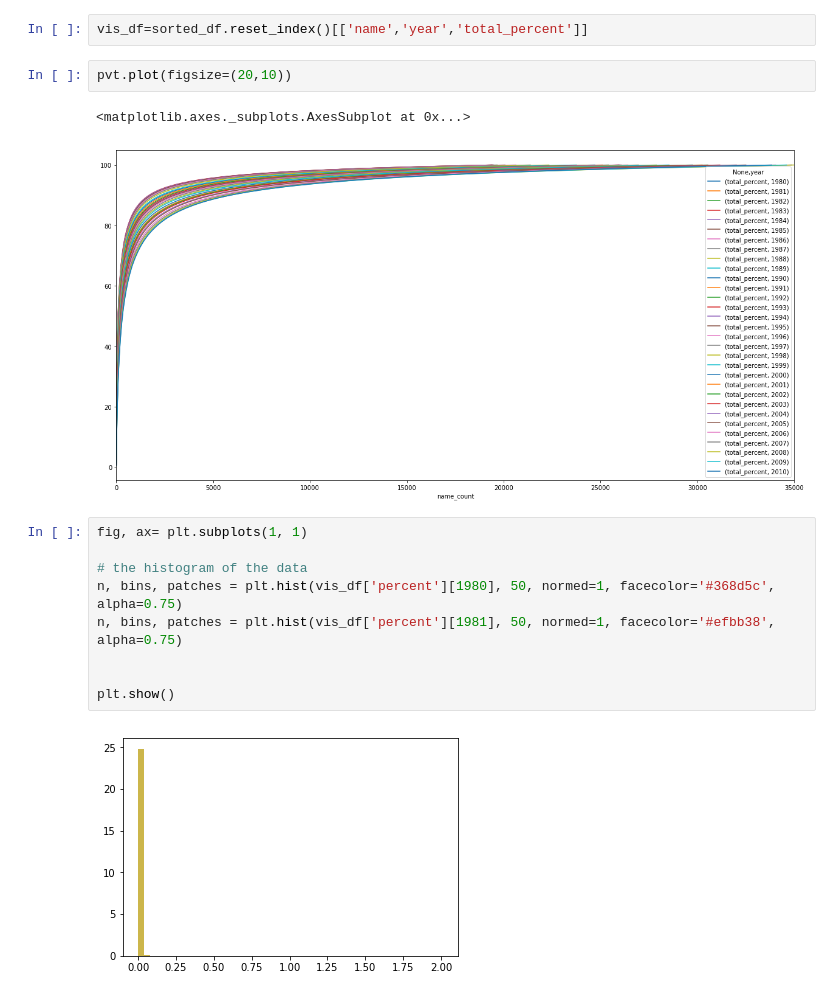
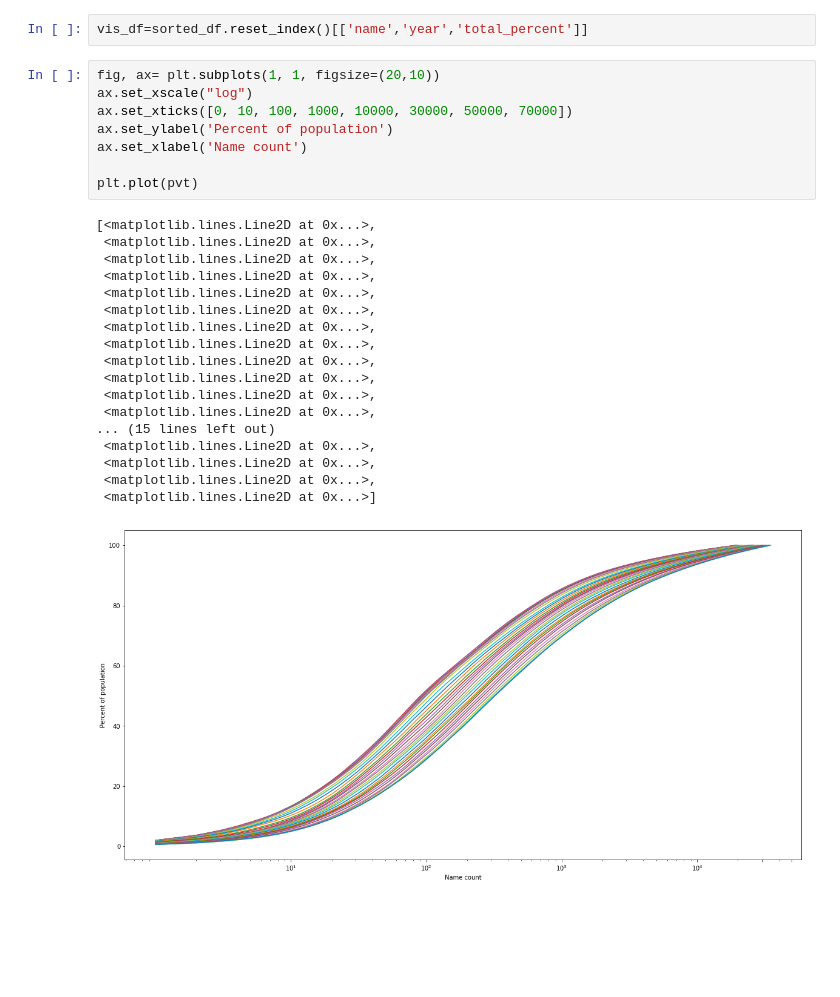
Before and after one commit to erlong15/bigdata_homework, a Jupyter notebook: homework2/homework2.ipynb, the cells around one changed output. Cells and saved outputs as stored; diff of their text form; blank space fills up the shorter version.

```diff
--- a/homework2/homework2.ipynb
+++ b/homework2/homework2.ipynb
@@ -165,19 +165,30 @@ vis_df = pd.pivot_table(sorted_df.reset_index()[['year','name','percent']],
 pvt = pd.pivot_table(sorted_df, index=['name_count'], columns=['year'], values=['total_percent'])
 # %%
 vis_df=sorted_df.reset_index()[['name','year','total_percent']]
-# %%
-pvt.plot(figsize=(20,10))
-# %% [output]
-<matplotlib.axes._subplots.AxesSubplot at 0x...>
-[figure, removed]
-# %%
-fig, ax= plt.subplots(1, 1)
-
-# the histogram of the data
-n, bins, patches = plt.hist(vis_df['percent'][1980], 50, normed=1, facecolor='#368d5c', alpha=0.75)
-n, bins, patches = plt.hist(vis_df['percent'][1981], 50, normed=1, facecolor='#efbb38', alpha=0.75)
-
-
-plt.show()
-# %% [output]
-[figure, removed]
+# %%
+fig, ax= plt.subplots(1, 1, figsize=(20,10))
+ax.set_xscale("log")
+ax.set_xticks([0, 10, 100, 1000, 10000, 30000, 50000, 70000])
+ax.set_ylabel('Percent of population')
+ax.set_xlabel('Name count')
+
+plt.plot(pvt)
+# %% [output]
+[<matplotlib.lines.Line2D at 0x...>,
+ <matplotlib.lines.Line2D at 0x...>,
+ <matplotlib.lines.Line2D at 0x...>,
+ <matplotlib.lines.Line2D at 0x...>,
+ <matplotlib.lines.Line2D at 0x...>,
+ <matplotlib.lines.Line2D at 0x...>,
+ <matplotlib.lines.Line2D at 0x...>,
+ <matplotlib.lines.Line2D at 0x...>,
+ <matplotlib.lines.Line2D at 0x...>,
+ <matplotlib.lines.Line2D at 0x...>,
+ <matplotlib.lines.Line2D at 0x...>,
+ <matplotlib.lines.Line2D at 0x...>,
+... (15 lines left out)
+ <matplotlib.lines.Line2D at 0x...>,
+ <matplotlib.lines.Line2D at 0x...>,
+ <matplotlib.lines.Line2D at 0x...>,
+ <matplotlib.lines.Line2D at 0x...>]
+[figure, added]
```
Also changed, not shown: parts of 4 cells of this notebook.
